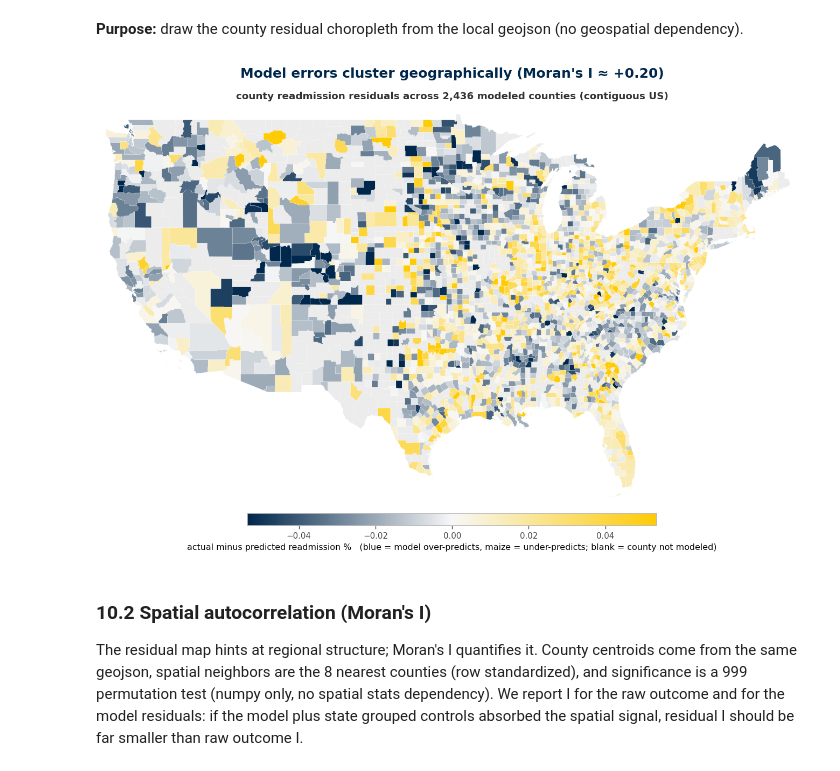
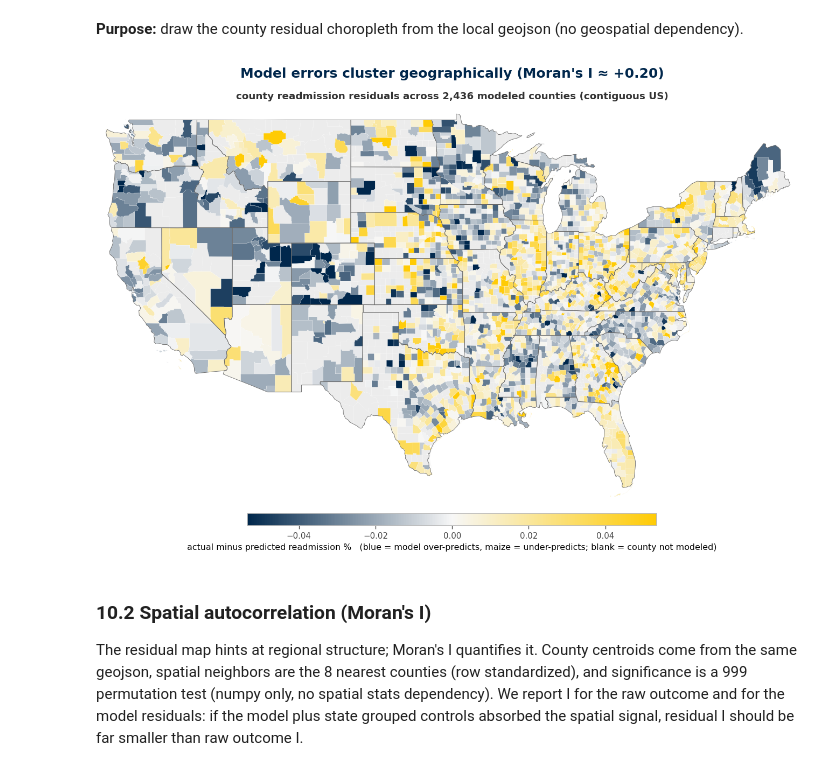
Before and after one commit to memckay/mads-capstone, a Jupyter notebook: notebooks/04_supervised_learning.ipynb, the cells around one changed output. Drawn from its saved outputs; the diff is of its cells as text; code cells hidden in the pictures.

Commit message:
Add state borders, vector exports, companion tables, and interactive residual map

```diff
--- a/notebooks/04_supervised_learning.ipynb
+++ b/notebooks/04_supervised_learning.ipynb
@@ -1276,34 +1336,42 @@ for feature in counties_geo["features"]:
             modeled_vals.append(resid_lookup[fips])
             modeled_fips.add(fips)
         else:
             context_polys.append(ring)
 
 fig, ax = plt.subplots(figsize=(13, 7.8))
 ax.add_collection(PolyCollection(context_polys, facecolors="#ececec", edgecolors="white", linewidths=0.1))
 modeled = PolyCollection(modeled_polys, edgecolors="white", linewidths=0.15, cmap=diverging, norm=norm)
 modeled.set_array(np.array(modeled_vals))
 ax.add_collection(modeled)
 
+# state boundaries for geographic orientation
+states_geo = json.loads((DATA / "raw" / "us-states.geojson").read_text())
+state_rings = [ring for feat in states_geo["features"]
+               if feat["properties"]["name"] not in {"Alaska", "Hawaii", "Puerto Rico"}
+               for ring in county_rings(feat["geometry"])]
+ax.add_collection(PolyCollection(state_rings, facecolors="none", edgecolors="#666666",
+                                 linewidths=0.5, zorder=5))
+
 ax.set_xlim(-125, -66)
 ax.set_ylim(24, 50)
 ax.set_aspect(1.3)
 ax.axis("off")
 ax.set_title(f"county readmission residuals across {len(modeled_fips):,} modeled counties (contiguous US)",
              color="#333333", fontsize=11, pad=6)
 fig.suptitle("Model errors cluster geographically (Moran's I ≈ +0.20)",
              color=BLUE, fontsize=15, fontweight="bold", y=0.98)
 
 cbar = fig.colorbar(modeled, ax=ax, orientation="horizontal",
                     fraction=0.04, pad=0.02, shrink=0.5, aspect=34)
 cbar.set_label("actual minus predicted readmission %   "
                "(blue = model over-predicts, maize = under-predicts; blank = county not modeled)",
                fontsize=9.5)
 cbar.ax.tick_params(labelsize=9)
 fig.tight_layout()
 fig.savefig(FIGURES / "sl_residual_choropleth.png")
 plt.show()
 # %% [output]
-[figure, old version]
+[figure, new version]
 # %% [markdown]
 ### **10.2 Spatial autocorrelation (Moran's I)**
 
```
Also changed, not shown: parts of 3 cells of this notebook, 6 other files.
